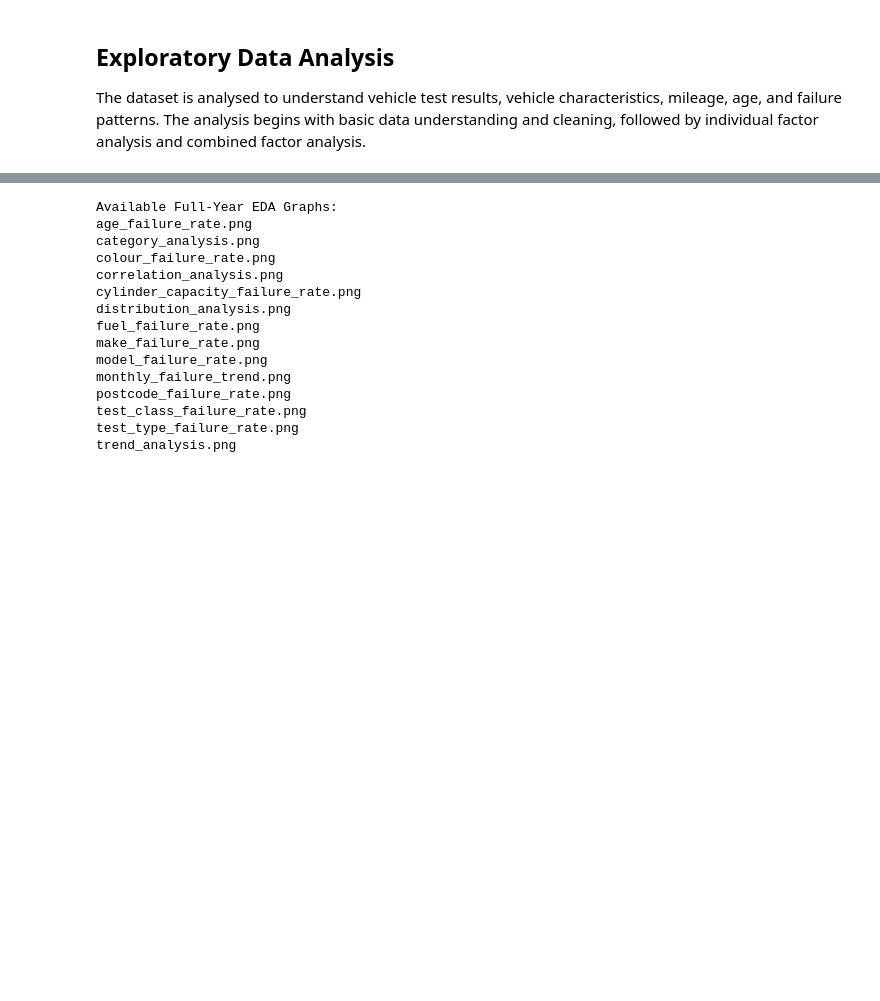
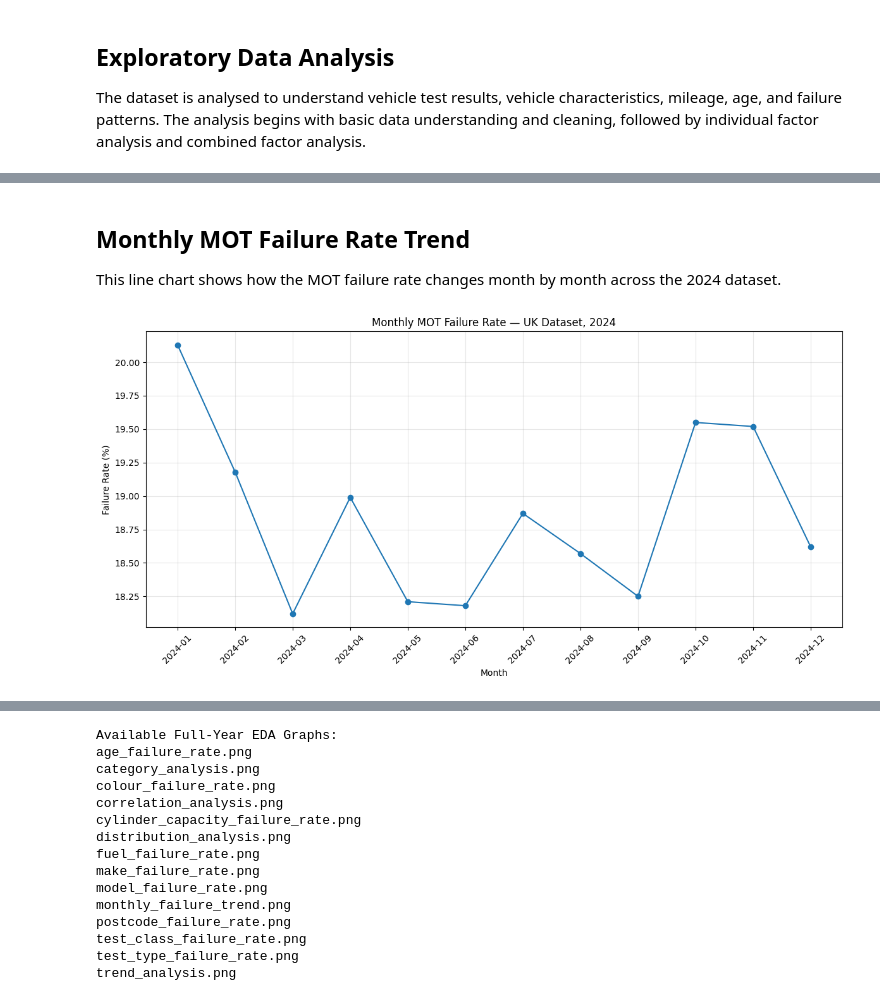
Before and after one commit to v-enkat/com_vechicle, a Jupyter notebook: Notebook/EDA_2024.ipynb, the cells around one changed output, grey strips where cells are left out. Cells and saved outputs as stored; diff of their text form; code cells hidden in the pictures; blank space fills up the shorter version.

```diff
--- a/Notebook/EDA_2024.ipynb
+++ b/Notebook/EDA_2024.ipynb
@@ -263,0 +1701,25 @@ display(class_analysis.sort_values("failure_rate", ascending=False))
+# %% [markdown]
+## Monthly MOT Failure Rate Trend
+
+This line chart shows how the MOT failure rate changes month by month across the 2024 dataset.
+# %%
+import matplotlib.pyplot as plt
+
+plt.figure(figsize=(12, 6))
+
+plt.plot(
+    monthly_summary["month"],
+    monthly_summary["failure_rate"],
+    marker="o"
+)
+
+plt.title("Monthly MOT Failure Rate — UK Dataset, 2024")
+plt.xlabel("Month")
+plt.ylabel("Failure Rate (%)")
+
+plt.xticks(rotation=45)
+plt.grid(True, alpha=0.3)
+plt.tight_layout()
+plt.show()
+# %% [output]
+[figure, added]
```
Also changed, not shown: parts of 309 cells of this notebook, 21 other files.
